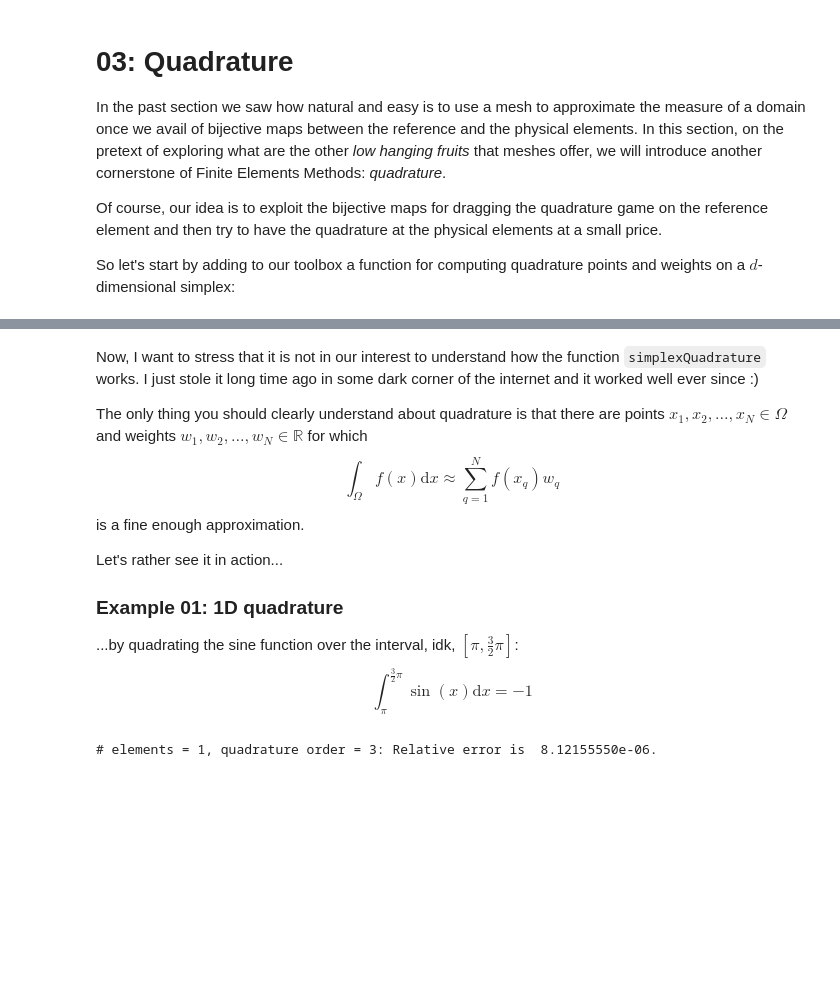
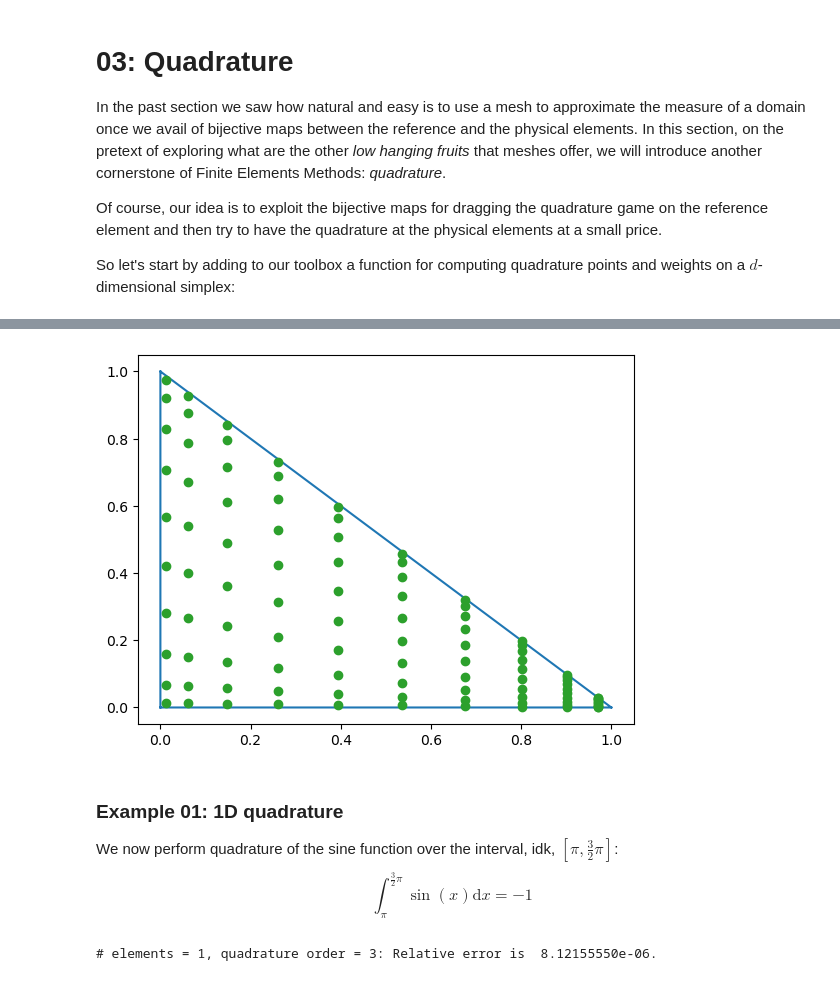
Before and after one commit to francozivcovich/AFEMP2024, a Jupyter notebook: ipynb-files/03 Quadrature.ipynb, the cells around one changed output, grey strips where cells are left out. Cells and saved outputs as stored; diff of their text form; code cells hidden in the pictures; blank space fills up the shorter version.

Commit message:
Added note on quadrature function and a plot.

````diff
--- a/ipynb-files/03 Quadrature.ipynb
+++ b/ipynb-files/03 Quadrature.ipynb
@@ -57,18 +93,21 @@ def simplexQuadrature( N, D ):
+# %%
+import matplotlib.pyplot as plt
+
+%matplotlib inline
+fig = plt.figure()
+
+plt.triplot( np.array([0,1,0]), np.array([0,0,1]), triangles = np.array([0,1,2]) )
+
+X, W = simplexQuadrature( N = 10, D = 2 ) # same order, higher dimension
+
+plt.plot( X[:,0], X[:,1],'o')
+plt.show()
+# %% [output]
+[figure, added]
 # %% [markdown]
-Now, I want to stress that it is not in our interest to understand how the function ```simplexQuadrature``` works. I just stole it long time ago in some dark corner of the internet and it worked well ever since :)
-
-The only thing you should clearly understand about quadrature is that there are points $x_1,x_2,\ldots,x_N \in \Omega$ and weights $w_1,w_2,\ldots,w_N \in \mathbb{R}$ for which
-$$
-\int_{\Omega} f(x) \mathrm{d}x \approx \sum_{q=1}^{N} f(x_q)w_q
-$$
-is a fine enough approximation.
-
-
-Let's rather see it in action...
-
 ### Example 01: 1D quadrature
 
-...by quadrating the sine function over the interval, idk, $\left[\pi, \frac{3}{2}\pi\right]$:
+We now perform quadrature of the sine function over the interval, idk, $\left[\pi, \frac{3}{2}\pi\right]$:
 $$
 \int_\pi^{\frac{3}{2}\pi} \sin(x) \mathrm{d}x = -1
 $$
````
Also changed, not shown: parts of 17 cells of this notebook, 1 other file.
